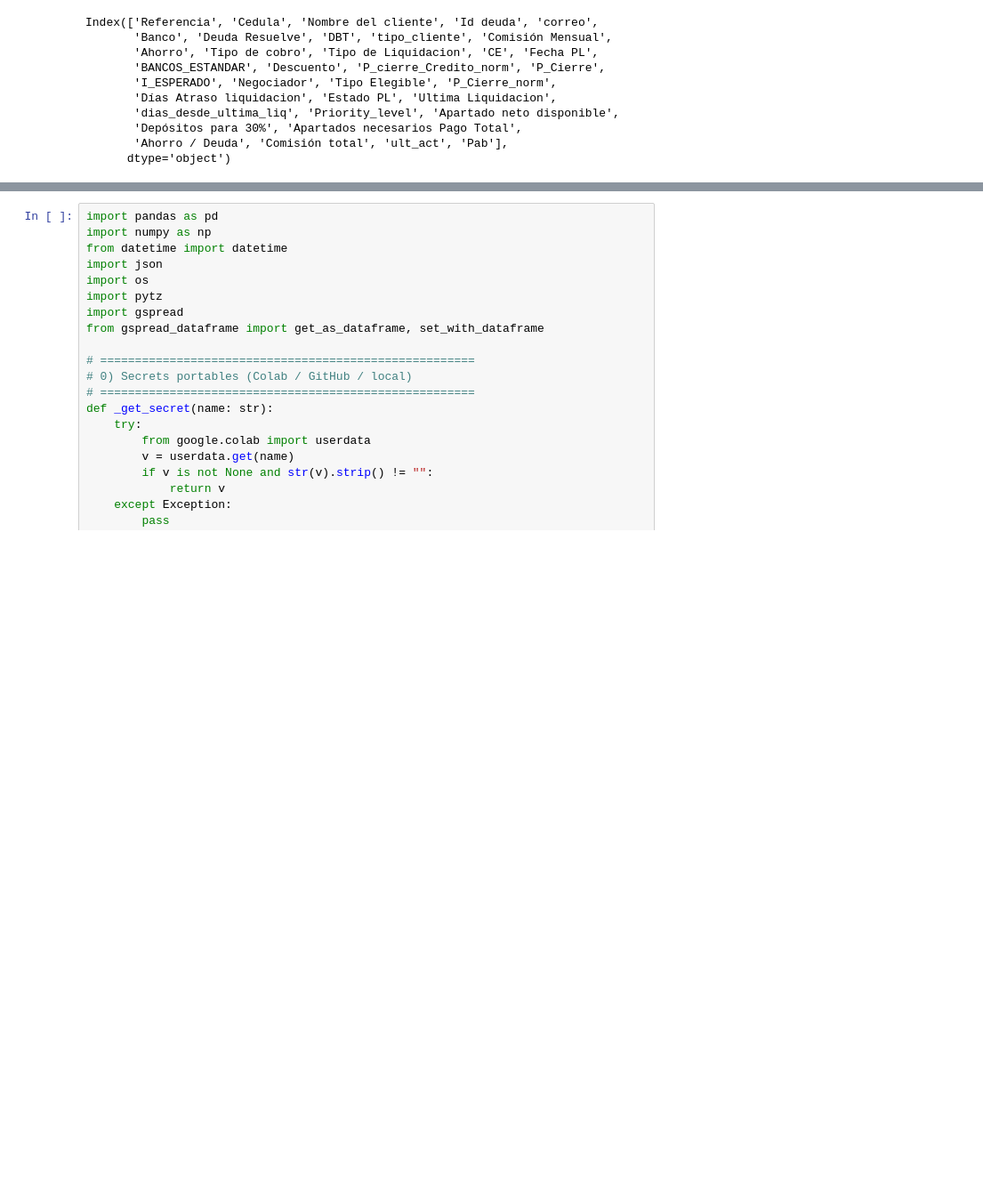
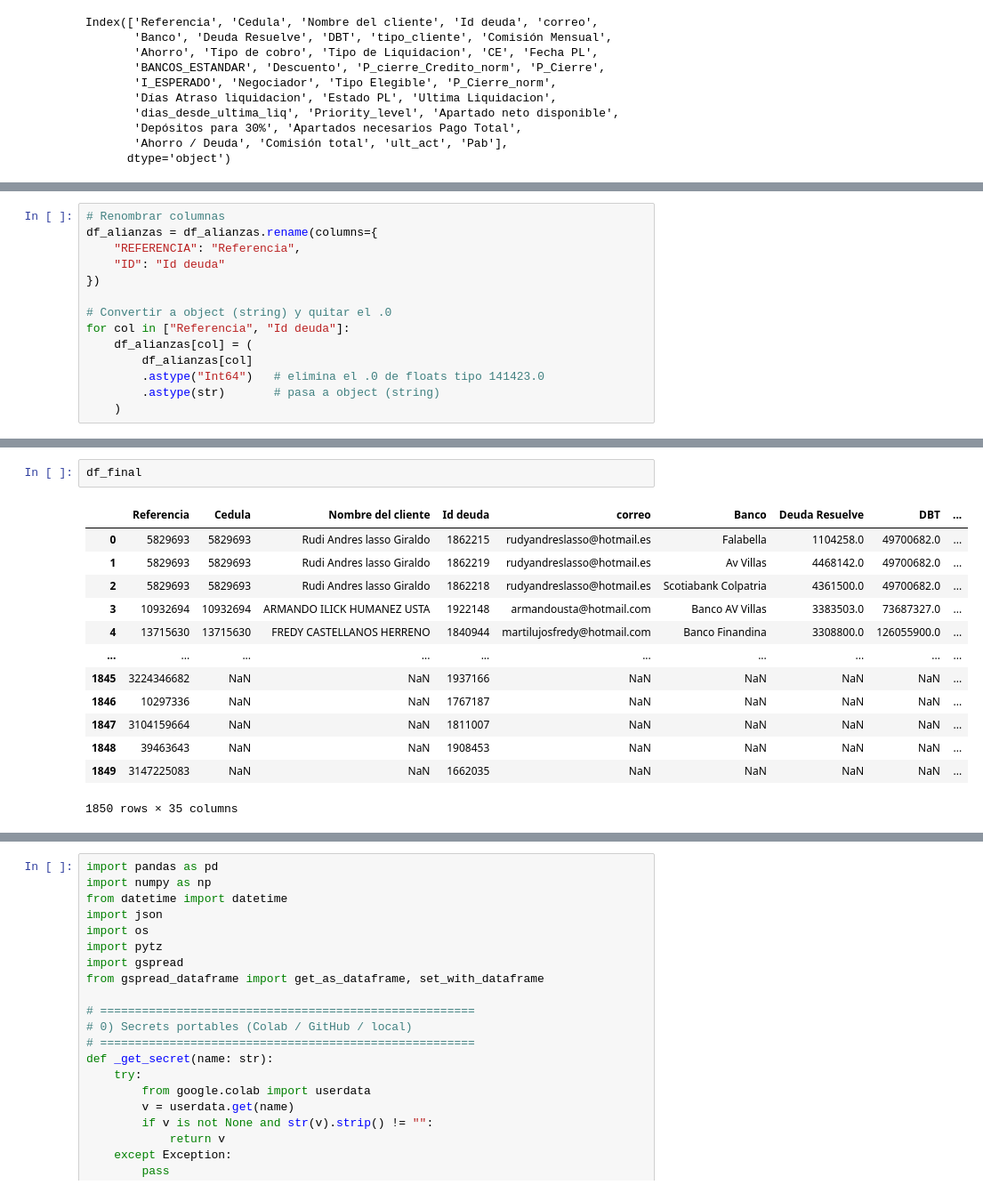
Before and after one commit to Robert1417/Asignaci-n_Tradicional, a Jupyter notebook: Priorización.ipynb, the cells around one changed output, grey strips where cells are left out. Shown at 89% size. Saved outputs shown, nothing was run; the diff lists cells and outputs as text; blank space fills up the shorter version.

```diff
--- a/Priorización.ipynb
+++ b/Priorización.ipynb
@@ -890,0 +1041,14 @@ Index(['Referencia', 'Cedula', 'Nombre del cliente', 'Id deuda', 'correo',
+# %%
+# Renombrar columnas
+df_alianzas = df_alianzas.rename(columns={
+    "REFERENCIA": "Referencia",
+    "ID": "Id deuda"
+})
+
+# Convertir a object (string) y quitar el .0
+for col in ["Referencia", "Id deuda"]:
+    df_alianzas[col] = (
+        df_alianzas[col]
+        .astype("Int64")   # elimina el .0 de floats tipo 141423.0
+        .astype(str)       # pasa a object (string)
+    )
@@ -891,3 +1103,19 @@ Index(['Referencia', 'Cedula', 'Nombre del cliente', 'Id deuda', 'correo',
+# %%
+df_final
+# %% [output]
+|  | Referencia | Cedula | Nombre del cliente | Id deuda | correo | Banco | Deuda Resuelve | DBT | ... |
+| 0 | 5829693 | 5829693 | Rudi Andres lasso Giraldo | 1862215 | rudyandreslasso@hotmail.es | Falabella | 1104258.0 | 49700682.0 | ... |
+| 1 | 5829693 | 5829693 | Rudi Andres lasso Giraldo | 1862219 | rudyandreslasso@hotmail.es | Av Villas | 4468142.0 | 49700682.0 | ... |
+| 2 | 5829693 | 5829693 | Rudi Andres lasso Giraldo | 1862218 | rudyandreslasso@hotmail.es | Scotiabank Colpatria | 4361500.0 | 49700682.0 | ... |
+| 3 | 10932694 | 10932694 | ARMANDO ILICK HUMANEZ USTA | 1922148 | armandousta@hotmail.com | Banco AV Villas | 3383503.0 | 73687327.0 | ... |
+| 4 | 13715630 | 13715630 | FREDY CASTELLANOS HERRENO | 1840944 | martilujosfredy@hotmail.com | Banco Finandina | 3308800.0 | 126055900.0 | ... |
+| ... | ... | ... | ... | ... | ... | ... | ... | ... | ... |
+| 1845 | 3224346682 | NaN | NaN | 1937166 | NaN | NaN | NaN | NaN | ... |
+| 1846 | 10297336 | NaN | NaN | 1767187 | NaN | NaN | NaN | NaN | ... |
+| 1847 | 3104159664 | NaN | NaN | 1811007 | NaN | NaN | NaN | NaN | ... |
+| 1848 | 39463643 | NaN | NaN | 1908453 | NaN | NaN | NaN | NaN | ... |
+| 1849 | 3147225083 | NaN | NaN | 1662035 | NaN | NaN | NaN | NaN | ... |
+1850 rows × 35 columns
 # %%
 import pandas as pd
 import numpy as np
```
Also changed, not shown: parts of 30 cells of this notebook.
